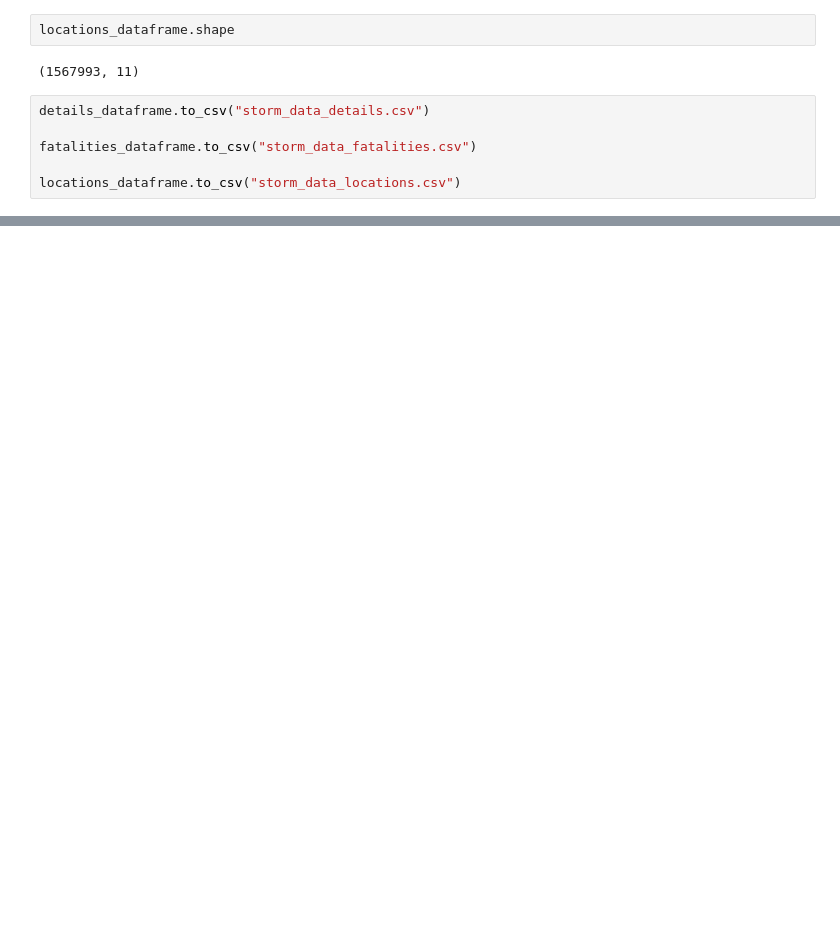
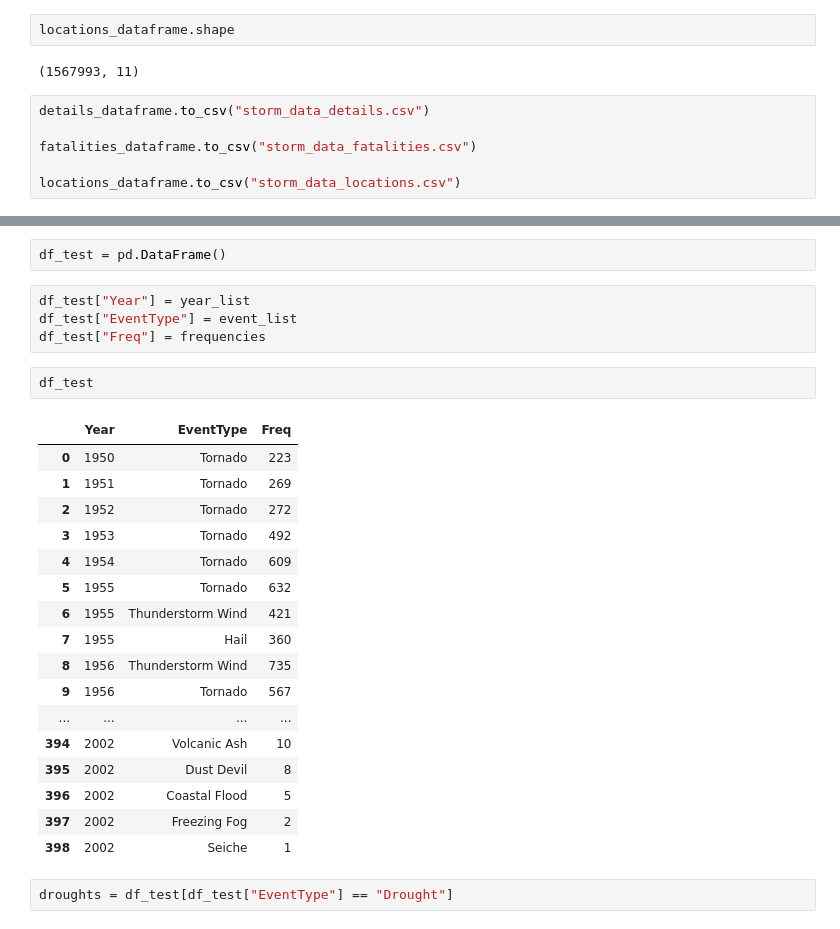
Before and after one commit to Salmatahlil/Capstone, a Jupyter notebook: InitialEDA.ipynb, the cells around one changed output, grey strips where cells are left out. Cells and saved outputs as stored; diff of their text form; blank space fills up the shorter version.

```diff
--- a/InitialEDA.ipynb
+++ b/InitialEDA.ipynb
@@ -674,0 +763,28 @@ locations_dataframe.to_csv("storm_data_locations.csv")
+# %%
+df_test = pd.DataFrame()
+# %%
+df_test["Year"] = year_list
+df_test["EventType"] = event_list
+df_test["Freq"] = frequencies
+# %%
+df_test
+# %% [output]
+|  | Year | EventType | Freq |
+| 0 | 1950 | Tornado | 223 |
+| 1 | 1951 | Tornado | 269 |
+| 2 | 1952 | Tornado | 272 |
+| 3 | 1953 | Tornado | 492 |
+| 4 | 1954 | Tornado | 609 |
+| 5 | 1955 | Tornado | 632 |
+| 6 | 1955 | Thunderstorm Wind | 421 |
+| 7 | 1955 | Hail | 360 |
+| 8 | 1956 | Thunderstorm Wind | 735 |
+| 9 | 1956 | Tornado | 567 |
+| ... | ... | ... | ... |
+| 394 | 2002 | Volcanic Ash | 10 |
+| 395 | 2002 | Dust Devil | 8 |
+| 396 | 2002 | Coastal Flood | 5 |
+| 397 | 2002 | Freezing Fog | 2 |
+| 398 | 2002 | Seiche | 1 |
+# %%
+droughts = df_test[df_test["EventType"] == "Drought"]
```
Also changed, not shown: parts of 19 cells of this notebook.
